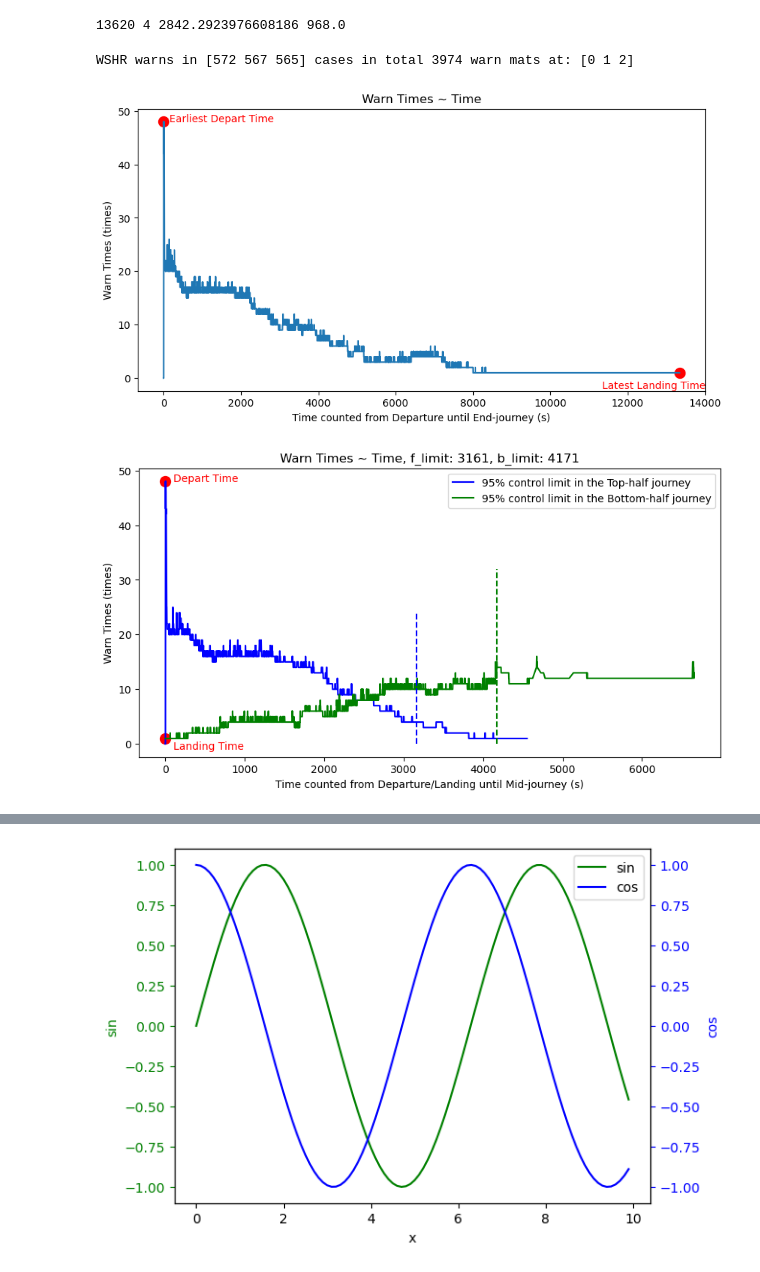
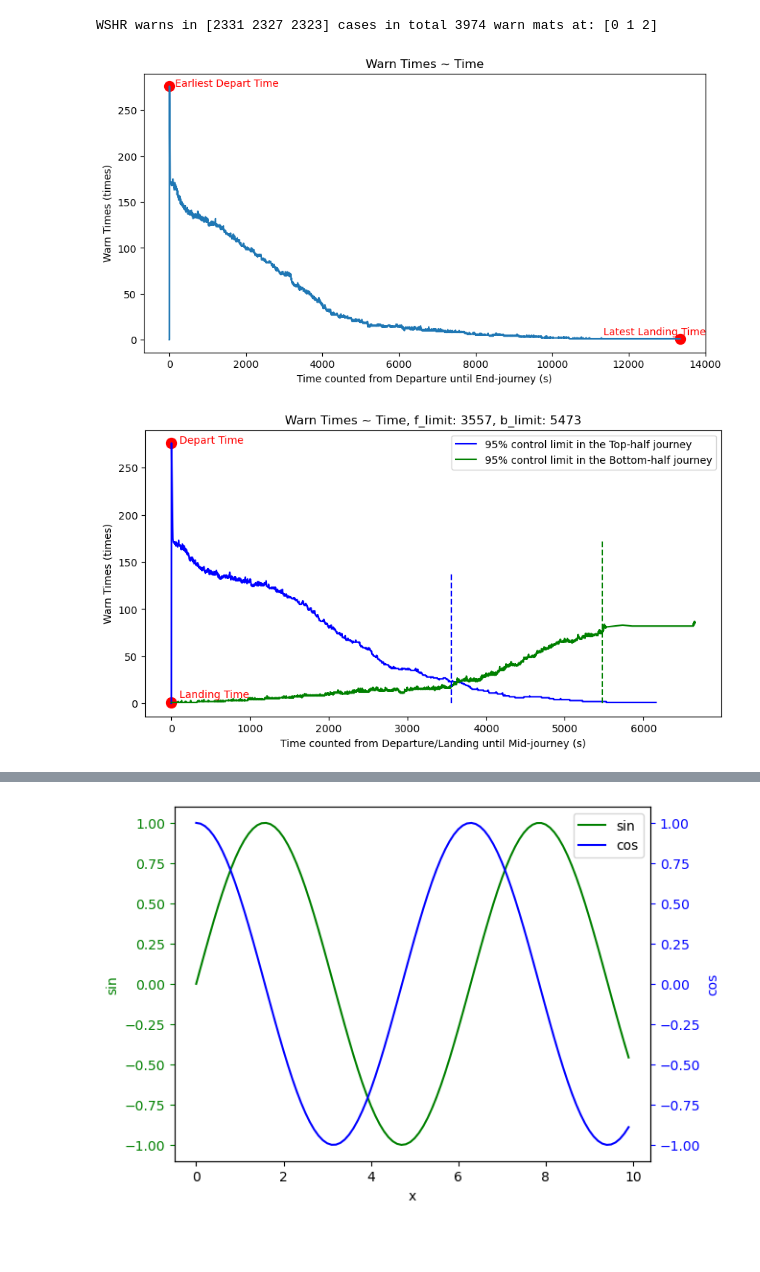
Before and after one commit to srt-uncertainty-wind/code, a Jupyter notebook: WSHR_time_summary.ipynb, the cells around one changed output, grey strips where cells are left out. Saved outputs shown, nothing was run; the diff lists cells and outputs as text; code cells hidden in the pictures; blank space fills up the shorter version.

Commit message:
run on complete exception data

```diff
--- a/WSHR_time_summary.ipynb
+++ b/WSHR_time_summary.ipynb
@@ -51,23 +51,21 @@ for e_folder_path in exception_folder_paths:
 #     break
 # break
 # %%
-wshr_len_list = []
+wshr_len_dict = {}
 for e_folder_path in exception_folder_paths:
     # 读取当前异常文件夹下所有文件路径
     e_mat_paths = [os.path.join(e_folder_path, item) for item in os.listdir(e_folder_path) if item.endswith('.mat')]
     for e_mat_path in e_mat_paths:
         # 读取当前异常文件
         e_mat = loadmat(e_mat_path)
-
+        e_mat_marker = e_mat_path.split('\\')[-2] + '/' + e_mat_path.split('\\')[-1]
         # 捕捉WSHR变量值为异常的时间段
         wshr = e_mat['WSHR']
         wshr_data, wshr_rate = wshr[0][0][0], wshr[0][0][1][0][0]
 
-        wshr_len_list.append(len(wshr_data))
+        wshr_len_dict[e_mat_marker] = len(wshr_data)
 
-print(np.max(wshr_len_list), np.min(wshr_len_list), np.mean(wshr_len_list), np.median(wshr_len_list))
+# print(np.max(wshr_len_list), np.min(wshr_len_list), np.mean(wshr_len_list), np.median(wshr_len_list))
-# %% [output]
-13620 4 2842.2923976608186 968.0
 # %%
 from collections import Counter
 from matplotlib import pyplot as plt
@@ -115,35 +113,35 @@ for idx in range(len(x_warn_time)):
     count_b_times += y_times_b[idx]
     if count_b_times > limit_b_times:
         limit_b_idx = x_warn_time_b[idx]
         break
 
 # WSHR异常时间可视化
 plt.figure(figsize=(10, 5))
 plt.plot(x_warn_time, y_times)
 plt.scatter(x_warn_time[0], max(y_times), color='red', marker='o', s=100)
 plt.text(x_warn_time[0]+150, max(y_times), 'Earliest Depart Time', color='red')
 plt.scatter(x_warn_time[len(x_warn_time)-1], y_times[len(y_times)-1], color='red', marker='o', s=100)
-plt.text(x_warn_time[len(x_warn_time)-1]-2000, min(y_times)-2, 'Latest Landing Time', color='red')
+plt.text(x_warn_time[len(x_warn_time)-1]-2000, min(y_times)+5, 'Latest Landing Time', color='red')
 plt.xlabel("Time counted from Departure until End-journey (s)")
 plt.ylabel("Warn Times (times)")
 plt.title(f"Warn Times ~ Time")
 plt.show()
 
 plt.figure(figsize=(10, 5))
 plt.plot(x_warn_time_f, y_times_f, color='blue')
 plt.plot(x_warn_time_b, y_times_b, color='green')
 plt.scatter(x_warn_time_f[0], max(y_times_f), color='red', marker='o', s=100)
 plt.text(x_warn_time_f[0]+100, max(y_times_f), 'Depart Time', color='red')
 plt.scatter(x_warn_time_b[0], y_times_b[0], color='red', marker='o', s=100)
-plt.text(x_warn_time_b[0]+100, y_times_b[0]-2, 'Landing Time', color='red')
+plt.text(x_warn_time_b[0]+100, y_times_b[0]+5, 'Landing Time', color='red')
 plt.vlines(limit_f_idx, 0, np.max(y_times_f/2), colors='b', linestyles='--', label='f_limit')
 plt.vlines(limit_b_idx, 0, np.max(y_times_b*2), colors='green', linestyles='--', label='b_limit')
 plt.xlabel("Time counted from Departure/Landing until Mid-journey (s)")
 plt.ylabel("Warn Times (times)")
 plt.title(f"Warn Times ~ Time, f_limit: {limit_f_idx}, b_limit: {limit_b_idx}")
 plt.legend(labels=['95% control limit in the Top-half journey', '95% control limit in the Bottom-half journey'])
 plt.show()
 # %% [output]
-WSHR warns in [572 567 565] cases in total 3974 warn mats at: [0 1 2]
+WSHR warns in [2331 2327 2323] cases in total 3974 warn mats at: [0 1 2]
-[figure, old version]
+[figure, new version]
-[figure, old version]
+[figure, new version]
```
Also changed, not shown: parts of 3 cells of this notebook, 1 other file.
